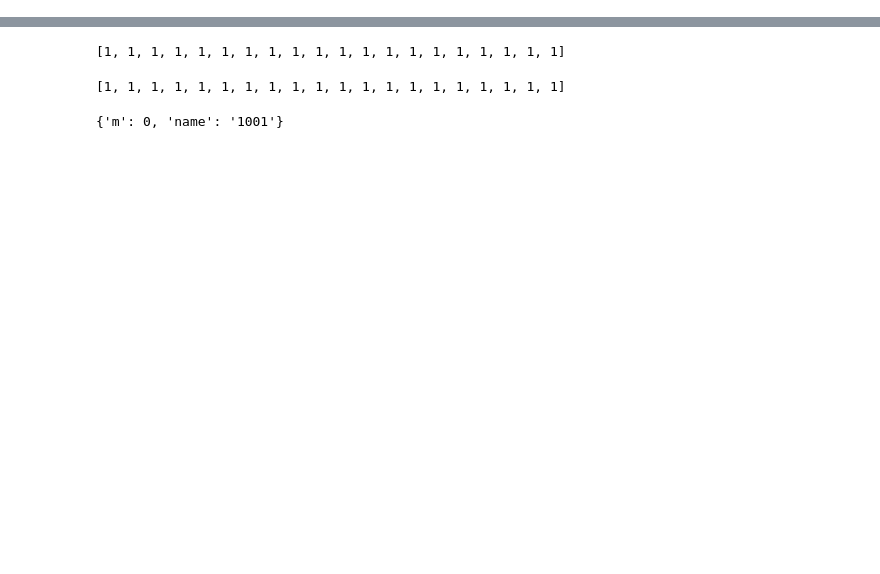
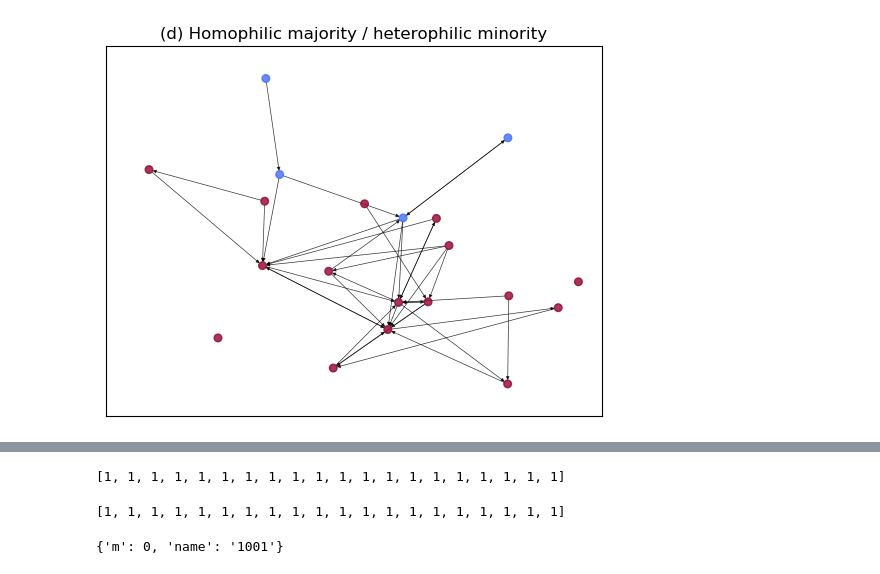
Before and after one commit to TDebono/disparate-exposure-link-recommendation, a Jupyter notebook: salsa.ipynb, the cells around one changed output, grey strips where cells are left out. Saved outputs shown, nothing was run; the diff lists cells and outputs as text; code cells hidden in the pictures; blank space fills up the shorter version.

```diff
--- a/salsa.ipynb
+++ b/salsa.ipynb
@@ -13,0 +51,31 @@ import matplotlib.pyplot as plt
+# %%
+g88 = DPAH(N=20,
+             fm=0.3,
+             d=0.1,
+             plo_M=2.5,
+             plo_m=2.5,
+             h_MM=0.8,
+             h_mm=0.99,
+             verbose=False)
+# %%
+# z = remove_zero_degree(g88)
+class_labels = nx.get_node_attributes(g88, 'm')
+color_map = {1:'#446df6', 0: '#93032e'}
+pos = nx.spring_layout(g88, iterations=10, scale=2)
+# pos = nx.random_layout(g82)
+
+nx.draw_networkx(
+    G=g88,
+    pos=pos,
+    labels=class_labels,
+    with_labels=False,
+    alpha=0.8,
+    node_size=30,
+    arrowsize=5,
+    width=0.5,
+    node_color=[color_map[g88.nodes()[node]['m']] for node in g88],
+)
+plt.title("(d) Homophilic majority / heterophilic minority")
+plt.show()
+# %% [output]
+[figure, added]
```
Also changed, not shown: parts of 37 cells of this notebook, 44 other files.
